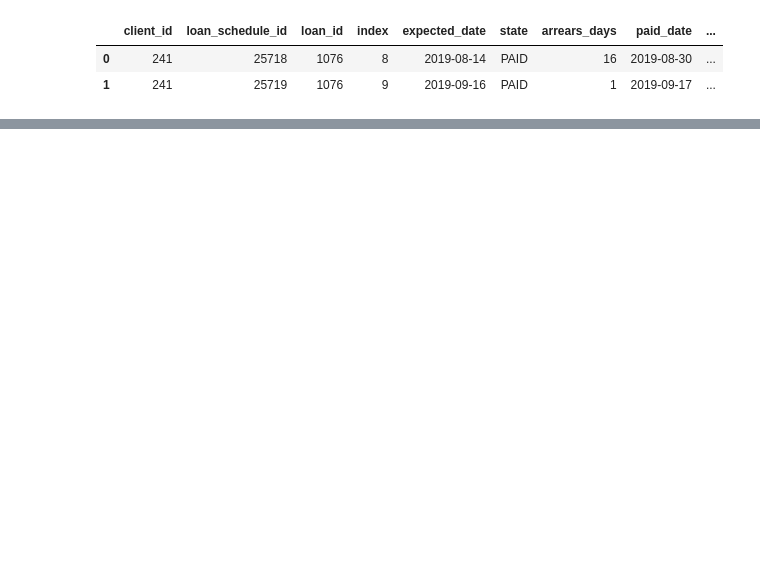
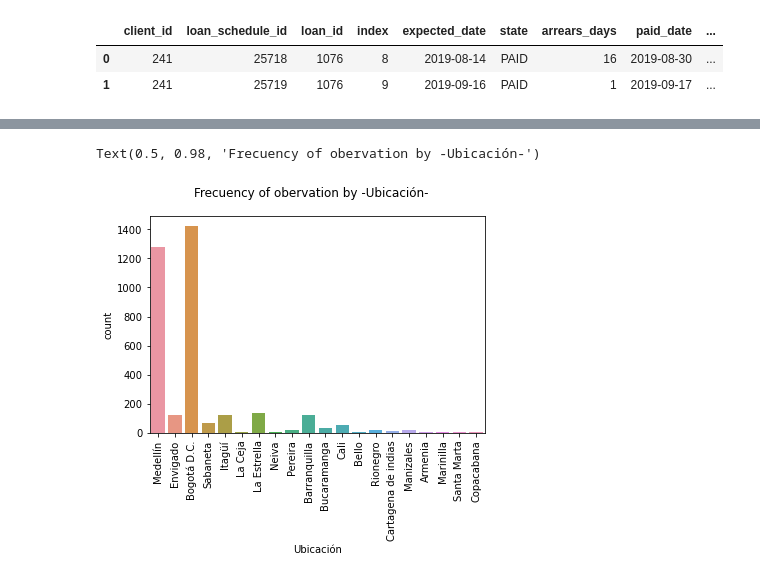
Before and after one commit to cbarros7/capstone_project_holberton, a Jupyter notebook: cleaning_data.ipynb, the cells around one changed output, grey strips where cells are left out. Cells and saved outputs as stored; diff of their text form; code cells hidden in the pictures; blank space fills up the shorter version.

```diff
--- a/cleaning_data.ipynb
+++ b/cleaning_data.ipynb
@@ -199,0 +241,7 @@ clean_data.head(2)
+# %%
+ubc_graph = sns.countplot(x='Ubicación', data = clean_data)
+ubc_graph.set_xticklabels(ubc_graph.get_xticklabels(), rotation=90)
+plt.suptitle('Frecuency of obervation by -Ubicación-')
+# %% [output]
+Text(0.5, 0.98, 'Frecuency of obervation by -Ubicación-')
+[figure, added]
```
Also changed, not shown: parts of 64 cells of this notebook.
